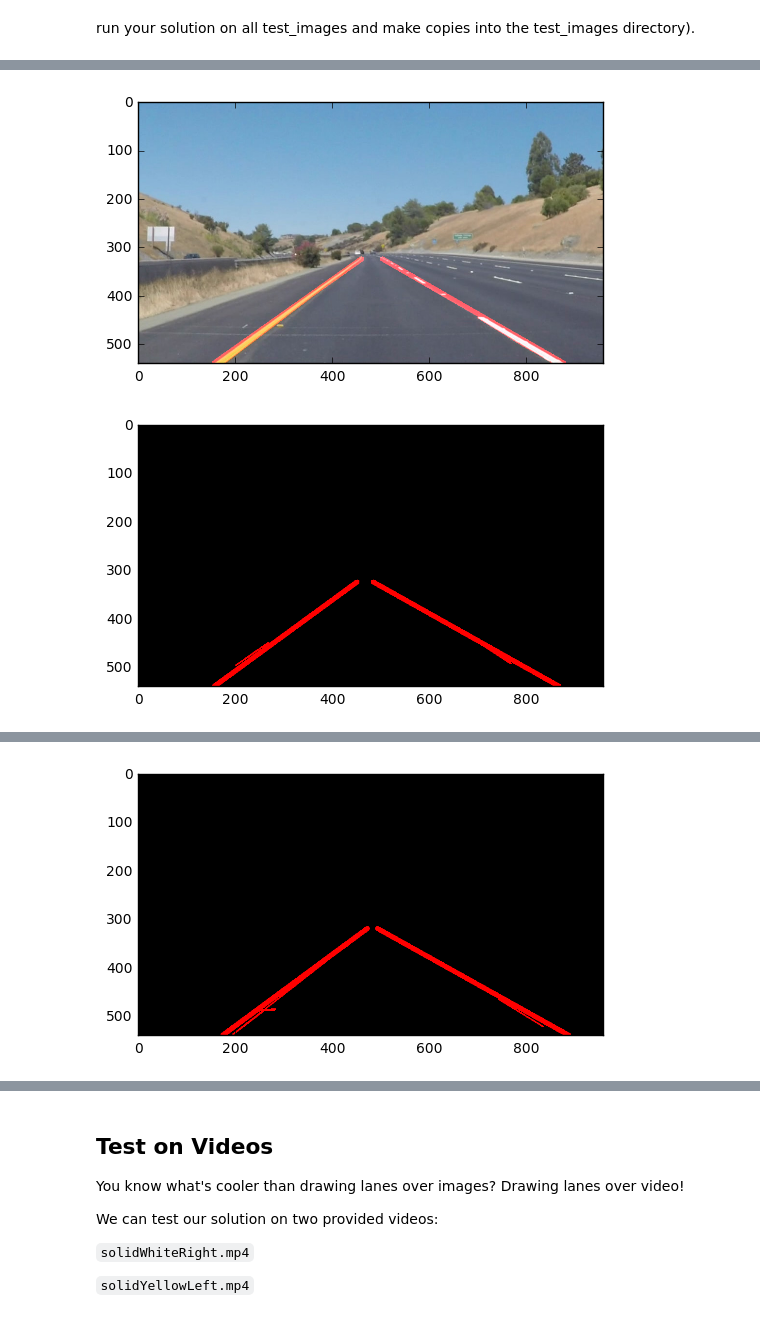
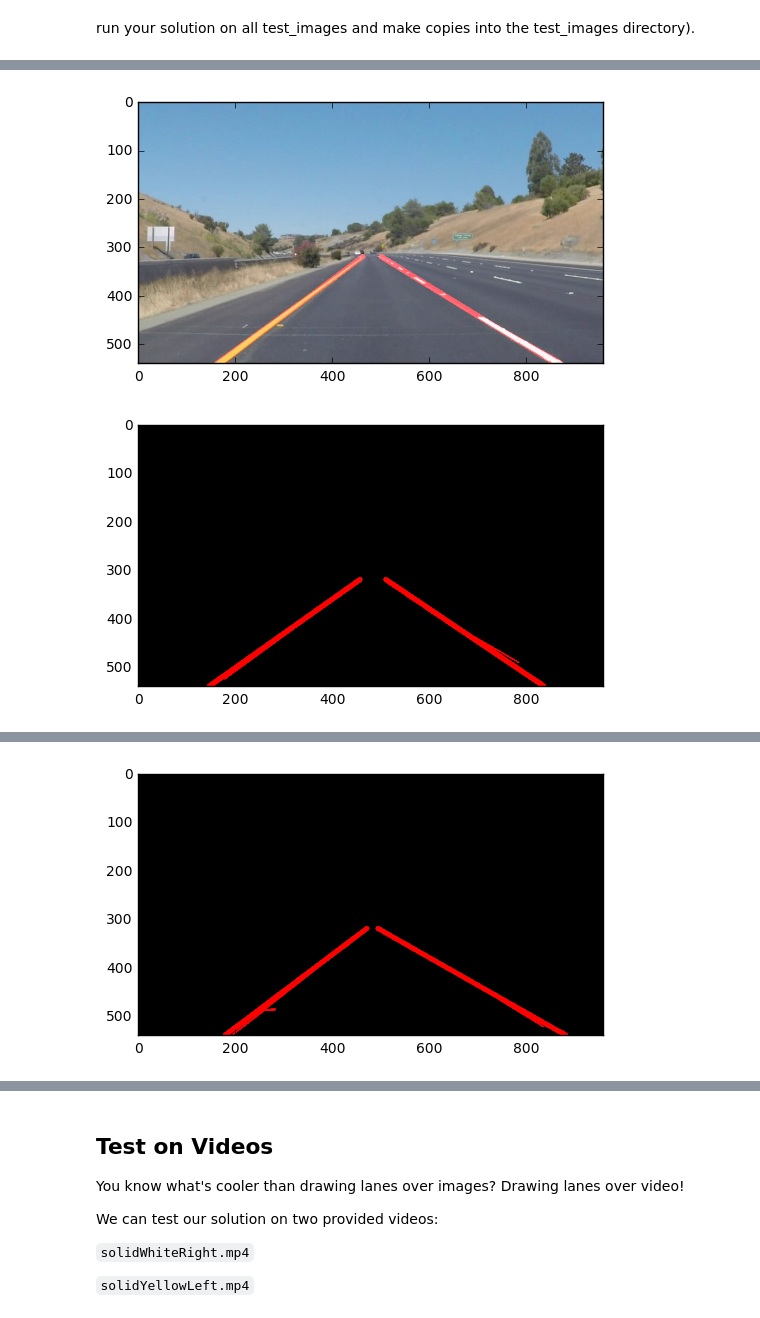
Before and after one commit to suetming/CarND-LaneLines-P1, a Jupyter notebook: P1.ipynb, the cells around one changed output, grey strips where cells are left out. Cells and saved outputs as stored; diff of their text form; code cells hidden in the pictures.

```diff
--- a/P1.ipynb
+++ b/P1.ipynb
@@ -179,6 +179,14 @@ run your solution on all test_images and make copies into the test_images direct
 # then save them to the test_images directory.
 import sys
 import numpy as np
+from sklearn import linear_model
+
+def reject(data):
+    idx = []
+    for i in range(len(data)):
+        if abs(data[i] - np.mean(data)) < 2 * np.std(data):
+            idx.append(i)
+    return idx
 
 for img in os.listdir("test_images/"):
     print('test_images/' + img)
@@ -200,59 +208,69 @@ for img in os.listdir("test_images/"):
     lines = cv2.HoughLinesP(masked_edges, 2, np.pi/180, 5, np.array([]), 40, 20)
 
     color=[255, 0, 0]
+
     thickness=10
 
-    L1_X1 = 0
-    L1_Y1 = 540
-    L1_X2 = 960
-    L1_Y2 = 0
-    L2_X1 = 960
-    L2_Y1 = 540
-    L2_X2 = 0
-    L2_Y2 = 0
+    # Create linear regression object
+    regr1 = linear_model.LinearRegression()
+    regr2 = linear_model.LinearRegression()
+
+    L1_X = []
+    L1_Y = []
+    L2_X = []
+    L2_Y = []
+    L1_slope = []
+    L2_slope = []
+    L1_B = []
+    L2_B = []
 
     for line in lines:
         for x1,y1,x2,y2 in line:
             slope = (y2-y1)/(x2-x1)
-            if slope < 0: #left line, negative slope
-                if L1_X1 < max(x1, x2):
-                    L1_X1 = max(x1, x2)
-                if L1_Y1 > min(y1, y2):
-                    L1_Y1 = min(y1, y2)
-                if L1_X2 > min(x1, x2):
-                    L1_X2 = min(x1, x2)
-                if L1_Y2 < max(y1, y2):
-                    L1_Y2 = max(y1, y2)
-            elif slope > 0: #right line, positive slope
-                if L2_X1 > min(x1, x2):
-                    L2_X1 = min(x1, x2)
-                if L2_Y1 > min(y1, y2):
-                    L2_Y1 = min(y1, y2)
-                if L2_X2 < max(x1, x2):
-                    L2_X2 = max(x1, x2)
-                if L2_Y2 < max(y1, y2):
-                    L2_Y2 = max(y1, y2)
+            b = y2 - slope * x2
+            if slope < 0:
+                L1_X.append(x1)
+                L1_X.append(x2)
+                L1_Y.append(y1)
+                L1_Y.append(y2)
+                L1_slope.append(slope)
+                L1_B.append(b)
+            elif slope > 0:
+                L2_X.append(x1)
+                L2_X.append(x2)
+                L2_Y.append(y1)
+                L2_Y.append(y2)
+                L2_slope.append(slope)
+                L2_B.append(b)
 
-    L1_slope = (L1_Y1 - L1_Y2) / (L1_X1 - L1_X2)
-    L1_intercept = L1_Y2 - L1_slope * L1_X2
 
-    L1_MIN_Y = min(L1_Y1, L2_Y1)
-    L1_MAX_X = int((L1_MIN_Y - L1_intercept) / L1_slope)
+    L1_N_X = []
+    L1_N_Y = []
+    L2_N_X = []
+    L2_N_Y = []
 
-    L1_MAX_Y = 540
-    L1_MIN_X = int((L1_MAX_Y - L1_intercept) / L1_slope)
-    cv2.line(line_image, (L1_MAX_X, L1_MIN_Y), (L1_MIN_X, L1_MAX_Y), color, thickness)
+    L1_idxs = list((set(reject(L1_slope)).union(set(reject(L1_B))))^(set(reject(L1_slope))^set(reject(L1_B))))
+    for idx in L1_idxs:
+        L1_N_X.append(L1_X[idx])
+        L1_N_Y.append(L1_Y[idx])
 
-    L2_slope = (L2_Y1 - L2_Y2) / (L2_X1 - L2_X2)
-    L2_intercept = L2_Y2 - L2_slope * L2_X2
+    L2_idxs = list((set(reject(L2_slope)).union(set(reject(L2_B))))^(set(reject(L2_slope))^set(reject(L2_B))))
+    print(L1_idxs, L2_idxs)
+    for idx in L2_idxs:
+        L2_N_X.append(L2_X[idx])
+        L2_N_Y.append(L2_Y[idx])
 
-    L2_MIN_Y = min(L1_Y1, L2_Y1)
-    L2_MIN_X = int((L2_MIN_Y - L2_intercept) / L2_slope)
 
-    L2_MAX_Y = 540
-    L2_MAX_X = int((L2_MAX_Y - L2_intercept) / L2_slope)
+#     print(L1_slope, L2_slope)
+    if len(L1_N_Y) >0 and len(L1_N_X) > 0:
+        # Train the model using the training sets
 
-    cv2.line(line_image, (L2_MIN_X, L2_MIN_Y), (L2_MAX_X, L2_MAX_Y), color, thickness)
+        regr1.fit(np.array(L1_N_Y)[:,None], np.array(L1_N_X)[:,None])
+        cv2.line(line_image, (regr1.predict(320), 320), (regr1.predict(540), 540), color, thickness)
+
+    if len(L2_N_Y) >0 and len(L2_N_X) > 0:
+        regr2.fit(np.array(L2_N_Y)[:,None], np.array(L2_N_X)[:,None])
+        cv2.line(line_image, (regr2.predict(320), 320), (regr2.predict(540), 540), color, thickness)
 
     plt.figure()
     plt.imshow(line_image)
@@ -282,2 +306,2 @@ This image is: <class 'numpy.ndarray'> with dimesions: (540, 960)
 [figure]
-[figure, old version]
+[figure, new version]
```
Also changed, not shown: parts of 6 cells of this notebook, 3 other files.
